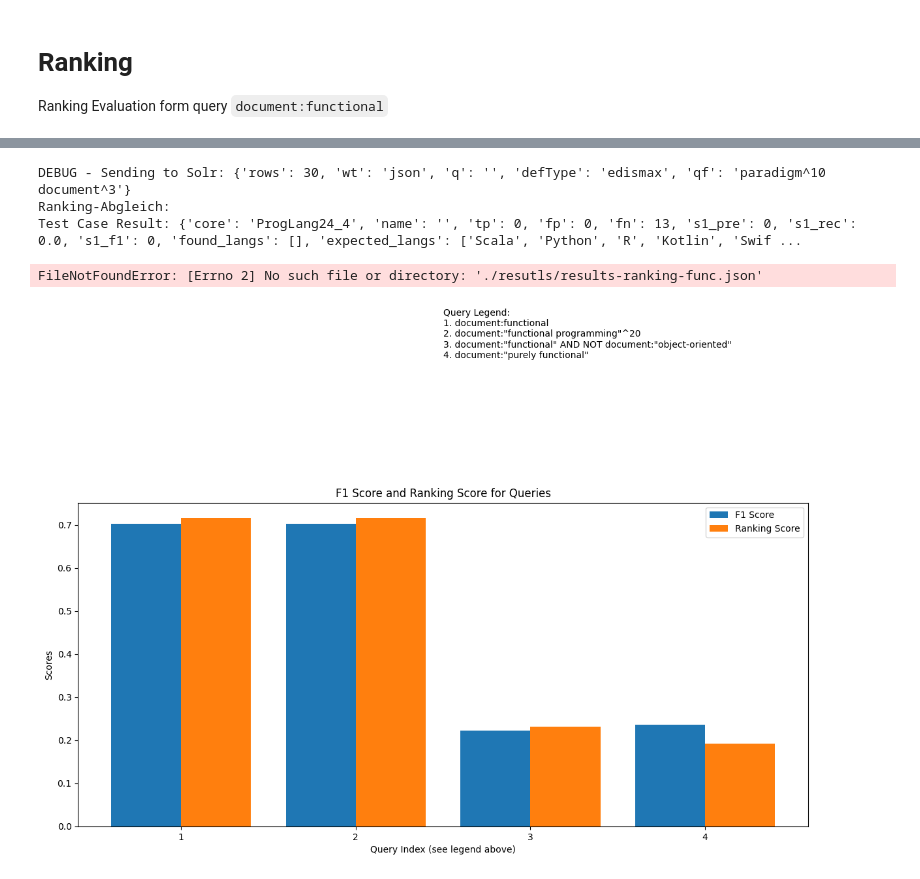
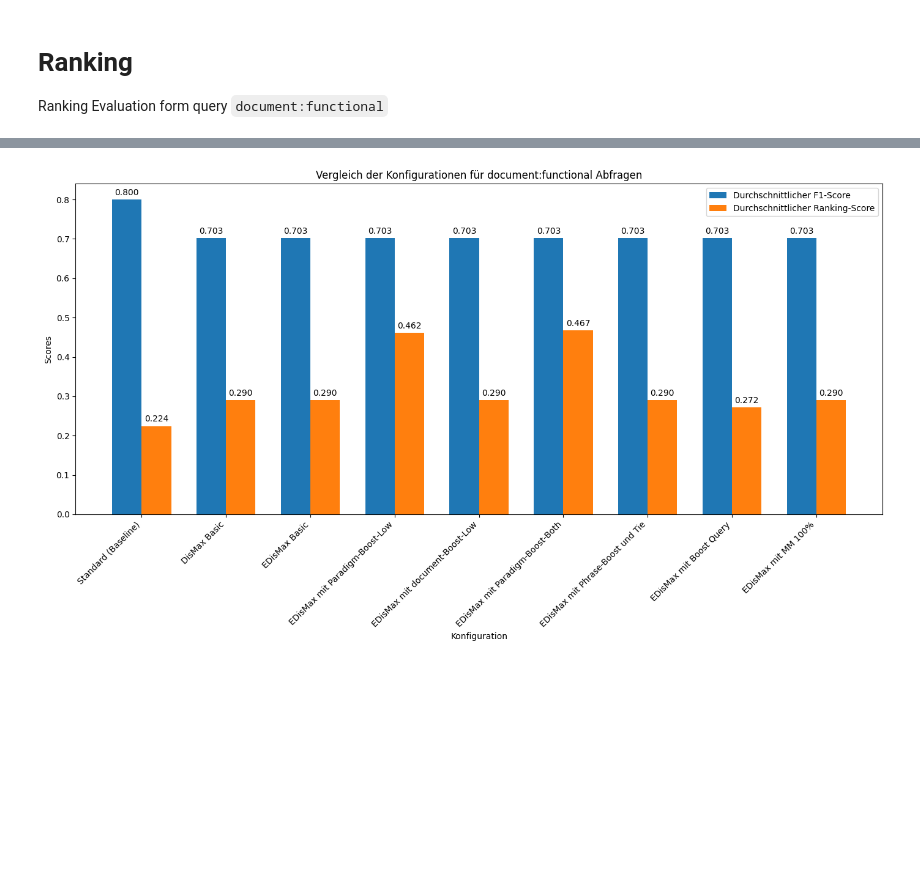
Before and after one commit to kev5655/bfh-irsed, a Jupyter notebook: ranking-functionla.ipynb, the cells around one changed output, grey strips where cells are left out. Drawn from its saved outputs; the diff is of its cells as text; code cells hidden in the pictures; blank space fills up the shorter version.

```diff
--- a/ranking-functionla.ipynb
+++ b/ranking-functionla.ipynb
@@ -290,49 +165,50 @@ Ranking-Abgleich:
-# %%
-test_config = {"defType": "edismax", "qf": "paradigm^10 document^3"}
-test_case = {"name": "functional", "expected_langs": expect_rank}  # Keine Feldangabe!
-result = evaluate_case(test_case, solr_url, core, **test_config)
-print(f"Test Case Result: {result}")
-# %% [output]
-DEBUG - Sending to Solr: {'rows': 30, 'wt': 'json', 'q': '', 'defType': 'edismax', 'qf': 'paradigm^10 document^3'}
-Ranking-Abgleich:
-Test Case Result: {'core': 'ProgLang24_4', 'name': '', 'tp': 0, 'fp': 0, 'fn': 13, 's1_pre': 0, 's1_rec': 0.0, 's1_f1': 0, 'found_langs': [], 'expected_langs': ['Scala', 'Python', 'R', 'Kotlin', 'Swif ...
-# %%
-import json
-
-with open("./resutls/results-ranking-func.json", "w", encoding="utf-8") as f:
-    json.dump(results, f, ensure_ascii=False, indent=2)
-# %% [output]
-FileNotFoundError: [Errno 2] No such file or directory: './resutls/results-ranking-func.json'
 # %%
-import matplotlib.pyplot as plt
-import numpy as np
+# Extrahiere die Durchschnittswerte für jede Konfiguration
+config_names = []
+avg_f1_scores = []
+avg_ranking_scores = []
 
-# Sort by ranking score (descending)
-sorted_results = sorted(results, key=lambda r: r["ranking_score"], reverse=True)
+for config_results in all_results:
+    config_name = config_results["config"]["name"]
+    config_names.append(config_name)
 
-names = [r["name"] for r in sorted_results]
-f1_scores = [r["s1_f1"] for r in sorted_results]
-ranking_scores = [r["ranking_score"] for r in sorted_results]
+    # Berechne Durchschnittswerte für diese Konfiguration
+    f1_scores = [r["s1_f1"] for r in config_results["results"]]
+    ranking_scores = [r["ranking_score"] for r in config_results["results"]]
 
-x = np.arange(len(names))
-width = 0.4
+    avg_f1_scores.append(sum(f1_scores) / len(f1_scores) if f1_scores else 0)
+    avg_ranking_scores.append(sum(ranking_scores) / len(ranking_scores) if ranking_scores else 0)
 
-plt.figure(figsize=(12, 13))  # Increase figure height to create more space
+# Erstelle das Diagramm
+x = np.arange(len(config_names))
+width = 0.35
 
-# Add a legend above the plot with all queries
-query_legend = "\n".join([f"{i+1}. {name}" for i, name in enumerate(names)])
-plt.text(0.5, 1.6, f"Query Legend:\n{query_legend}", fontsize=10, ha="left", va="top", transform=plt.gca().transAxes)
+fig, ax = plt.subplots(figsize=(14, 8))
+rects1 = ax.bar(x - width/2, avg_f1_scores, width, label='Durchschnittlicher F1-Score')
+rects2 = ax.bar(x + width/2, avg_ranking_scores, width, label='Durchschnittlicher Ranking-Score')
 
-# Plot the F1 and ranking scores
-plt.bar(x - width/2, f1_scores, width, label="F1 Score")
-plt.bar(x + width/2, ranking_scores, width, label="Ranking Score")
+# Beschriftungen hinzufügen
+ax.set_xlabel('Konfiguration')
+ax.set_ylabel('Scores')
+ax.set_title('Vergleich der Konfigurationen für document:functional Abfragen')
+ax.set_xticks(x)
+ax.set_xticklabels(config_names, rotation=45, ha='right')
+ax.legend()
 
-plt.xticks(x, [f"{i+1}" for i in range(len(names))], rotation=0, ha="center")  # Reference queries by index
-plt.xlabel("Query Index (see legend above)")
-plt.ylabel("Scores")
-plt.title("F1 Score and Ranking Score for Queries")
-plt.legend()
-plt.tight_layout(rect=[0, 0, 1, 0.9])  # Adjust layout to prevent overlap
+# Werte über den Balken anzeigen
+def autolabel(rects):
+    for rect in rects:
+        height = rect.get_height()
+        ax.annotate(f'{height:.3f}',
+                    xy=(rect.get_x() + rect.get_width() / 2, height),
+                    xytext=(0, 3),  # 3 Punkte vertikaler Versatz
+                    textcoords="offset points",
+                    ha='center', va='bottom')
+
+autolabel(rects1)
+autolabel(rects2)
+
+fig.tight_layout()
 plt.show()
 # %% [output]
-[figure, old version]
+[figure, new version]
```
Also changed, not shown: parts of 3 cells of this notebook, 16 other files.
